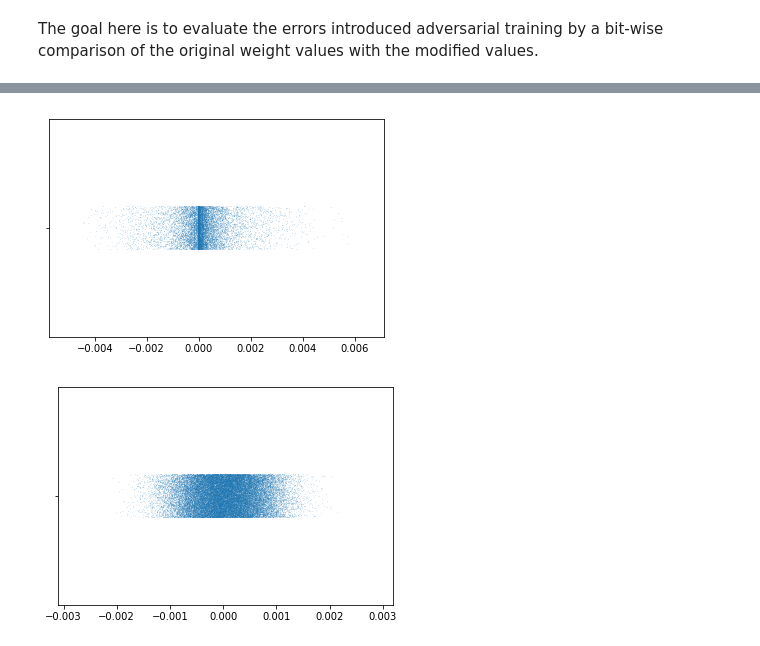
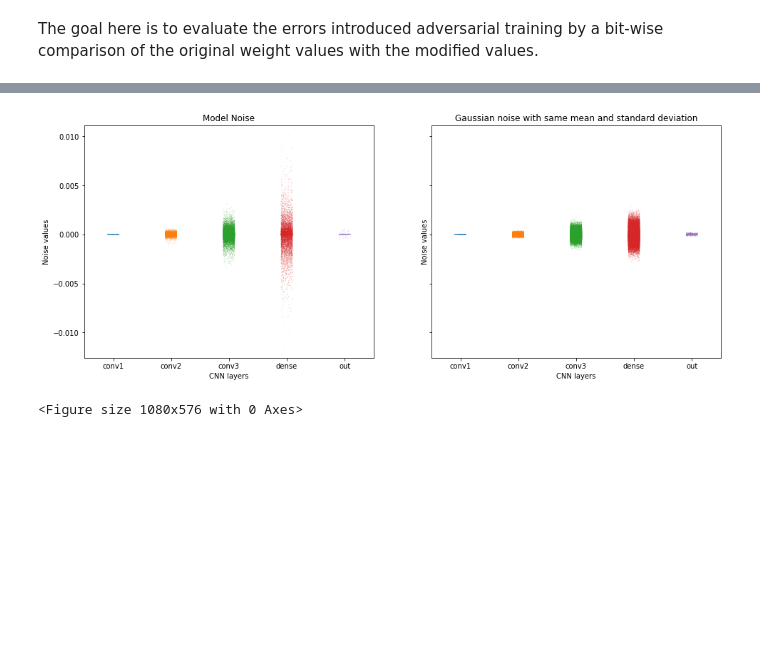
Before and after one commit to vorzawk/mdlAttack, a Jupyter notebook: mdlAttack_measureBER&noiseDstn.ipynb, the cells around one changed output, grey strips where cells are left out. Drawn from its saved outputs; the diff is of its cells as text; code cells hidden in the pictures; blank space fills up the shorter version.

Commit message:
model noise values visualized using strip plots

```diff
--- a/mdlAttack_measureBER&noiseDstn.ipynb
+++ b/mdlAttack_measureBER&noiseDstn.ipynb
@@ -206,9 +206,18 @@ plt.violinplot(randNoise)
-# %%
-import seaborn as sns
-sns.stripplot(x=modelNoise[3].flatten(), size=0.5)
-plt.show()
-sns.stripplot(x=randNoise[3].flatten(), size=0.5)
-plt.show()
-# %% [output]
-[figure, removed]
-[figure, removed]
+# %%
+#plt.figure(figsize=(6,4))
+f, axarr = plt.subplots(1,2, sharey=True, figsize=(16,6))
+noiseVals = [layerNoise.flatten() for layerNoise in modelNoise]
+import seaborn as sns
+sns.stripplot(data=noiseVals, size=0.5, ax=axarr[0])
+axarr[0].set_xticklabels(['conv1', 'conv2', 'conv3', 'dense', 'out'])
+axarr[0].set(title='Model Noise', xlabel="CNN layers", ylabel="Noise values")
+plt.figure(figsize=(15,8))
+noiseVals = [layerNoise.flatten() for layerNoise in randNoise]
+sns.stripplot(data=noiseVals, size=0.5, ax=axarr[1])
+axarr[1].set_xticklabels(['conv1', 'conv2', 'conv3', 'dense', 'out'])
+axarr[1].set(title='Gaussian noise with same mean and standard deviation',
+             xlabel="CNN layers", ylabel="Noise values")
+plt.show()
+# %% [output]
+[figure, added]
+<Figure size 1080x576 with 0 Axes>
```
Also changed, not shown: parts of 5 cells of this notebook, 1 other file.
